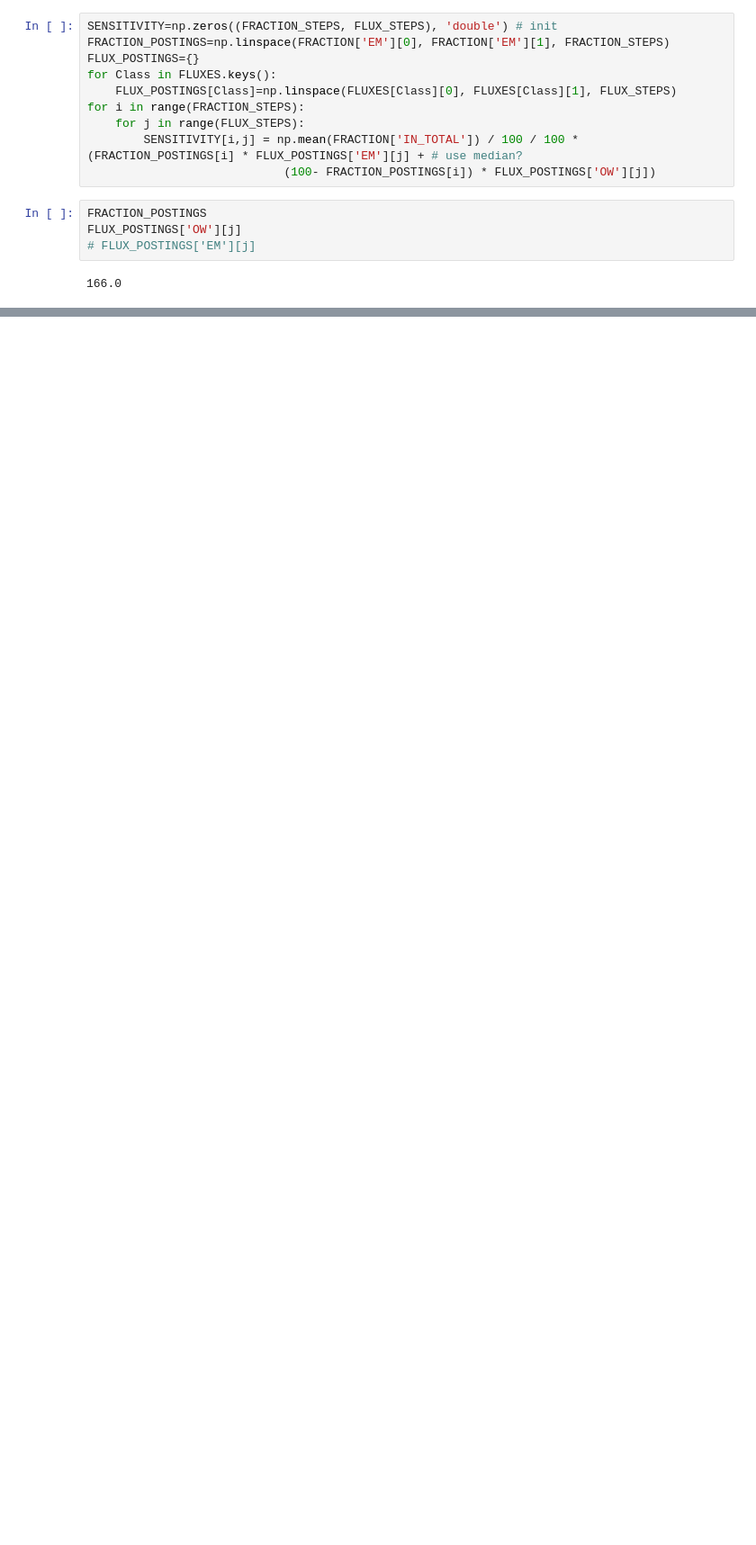
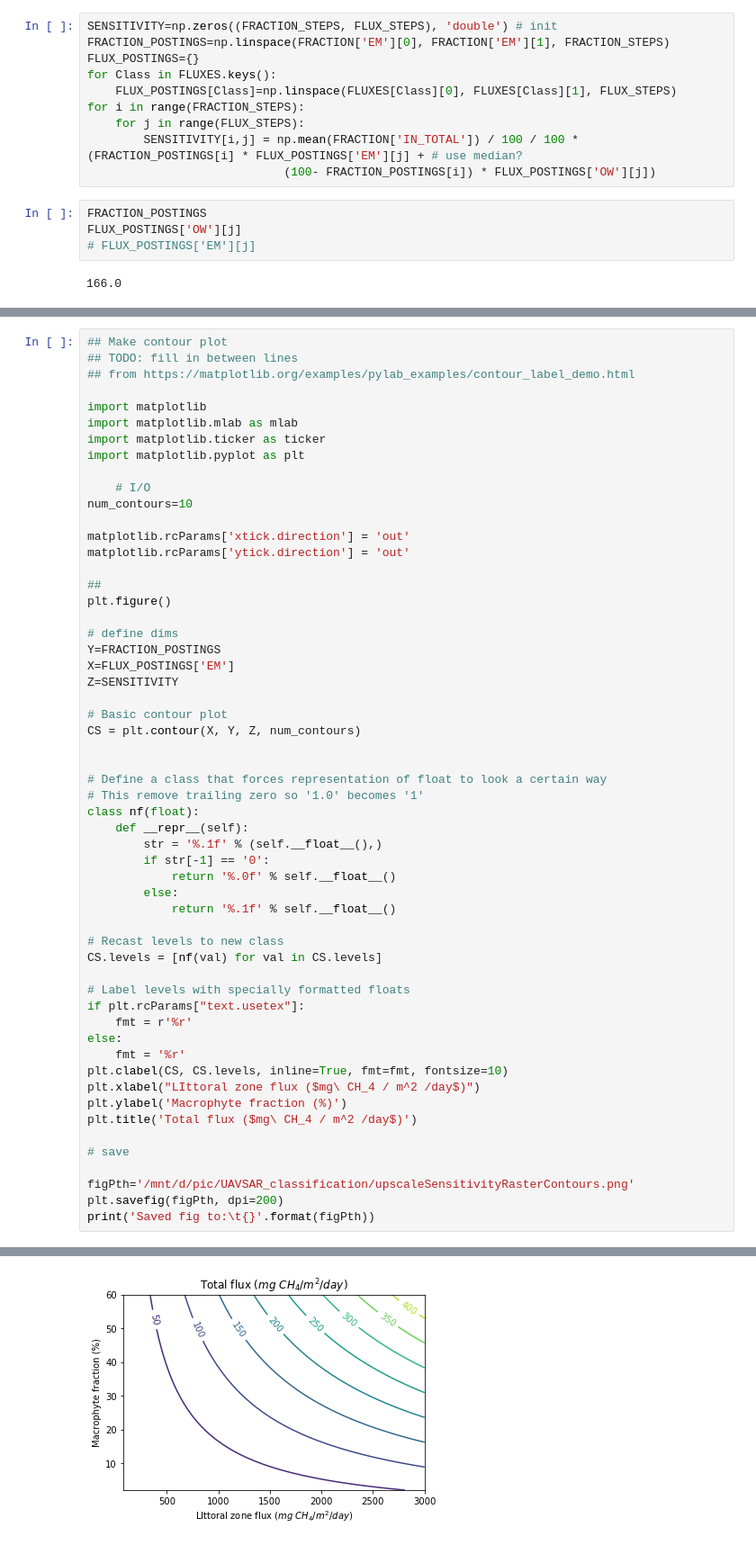
Before and after one commit to ekcomputer/random-wetlands, a Jupyter notebook: analysis/upscaleFromLandcover.ipynb, the cells around one changed output, grey strips where cells are left out. Shown at 90% size. Saved outputs shown, nothing was run; the diff lists cells and outputs as text; blank space fills up the shorter version.

```diff
--- a/analysis/upscaleFromLandcover.ipynb
+++ b/analysis/upscaleFromLandcover.ipynb
@@ -98,0 +101,57 @@ Saved fig to:   /mnt/d/pic/UAVSAR_classification/upscaleSensitivityRaster.png
+# %%
+## Make contour plot
+## TODO: fill in between lines
+## from https://matplotlib.org/examples/pylab_examples/contour_label_demo.html
+
+import matplotlib
+import matplotlib.mlab as mlab
+import matplotlib.ticker as ticker
+import matplotlib.pyplot as plt
+
+    # I/O
+num_contours=10
+
+matplotlib.rcParams['xtick.direction'] = 'out'
+matplotlib.rcParams['ytick.direction'] = 'out'
+
+##
+plt.figure()
+
+# define dims
+Y=FRACTION_POSTINGS
+X=FLUX_POSTINGS['EM']
+Z=SENSITIVITY
+
+# Basic contour plot
+CS = plt.contour(X, Y, Z, num_contours)
+
+
+# Define a class that forces representation of float to look a certain way
+# This remove trailing zero so '1.0' becomes '1'
+class nf(float):
+    def __repr__(self):
+        str = '%.1f' % (self.__float__(),)
+        if str[-1] == '0':
+            return '%.0f' % self.__float__()
+        else:
+            return '%.1f' % self.__float__()
+
+# Recast levels to new class
+CS.levels = [nf(val) for val in CS.levels]
+
+# Label levels with specially formatted floats
+if plt.rcParams["text.usetex"]:
+    fmt = r'%r'
+else:
+    fmt = '%r'
+plt.clabel(CS, CS.levels, inline=True, fmt=fmt, fontsize=10)
+plt.xlabel("LIttoral zone flux ($mg\ CH_4 / m^2 /day$)")
+plt.ylabel('Macrophyte fraction (%)')
+plt.title('Total flux ($mg\ CH_4 / m^2 /day$)')
+
+# save
+
+figPth='/mnt/d/pic/UAVSAR_classification/upscaleSensitivityRasterContours.png'
+plt.savefig(figPth, dpi=200)
+print('Saved fig to:\t{}'.format(figPth))
+# %% [output]
@@ -98,0 +159 @@ Saved fig to:   /mnt/d/pic/UAVSAR_classification/upscaleSensitivityRaster.png
+[figure, added]
```
Also changed, not shown: parts of 6 cells of this notebook, 3 other files.
